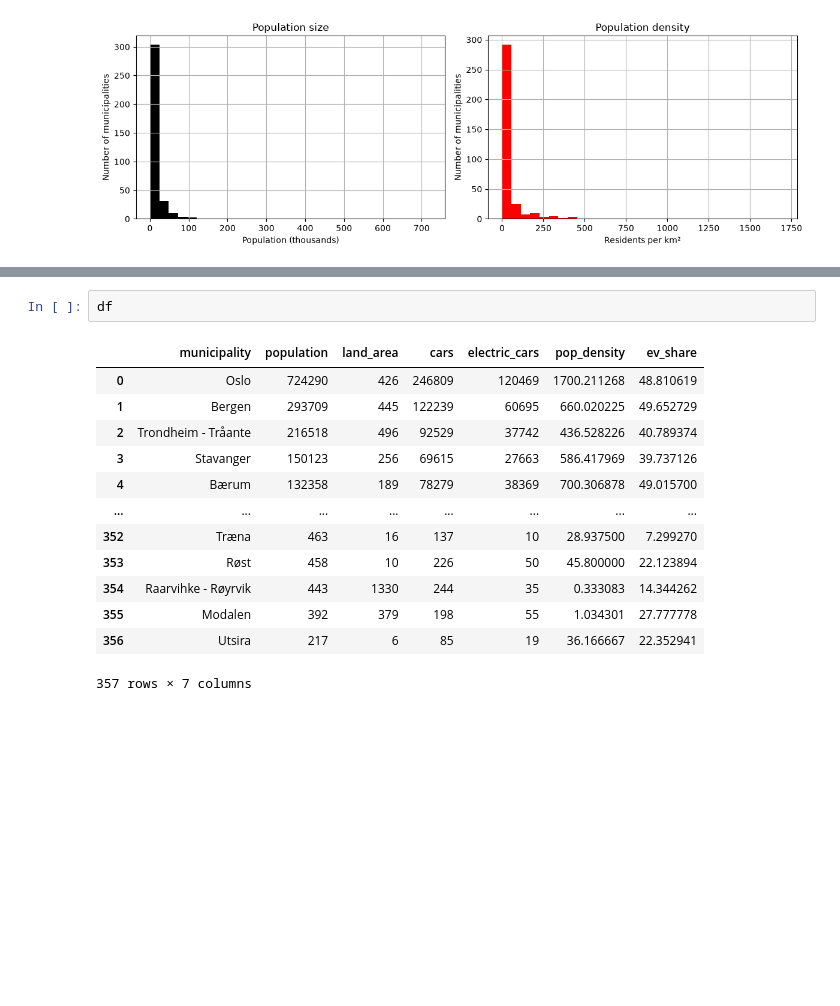
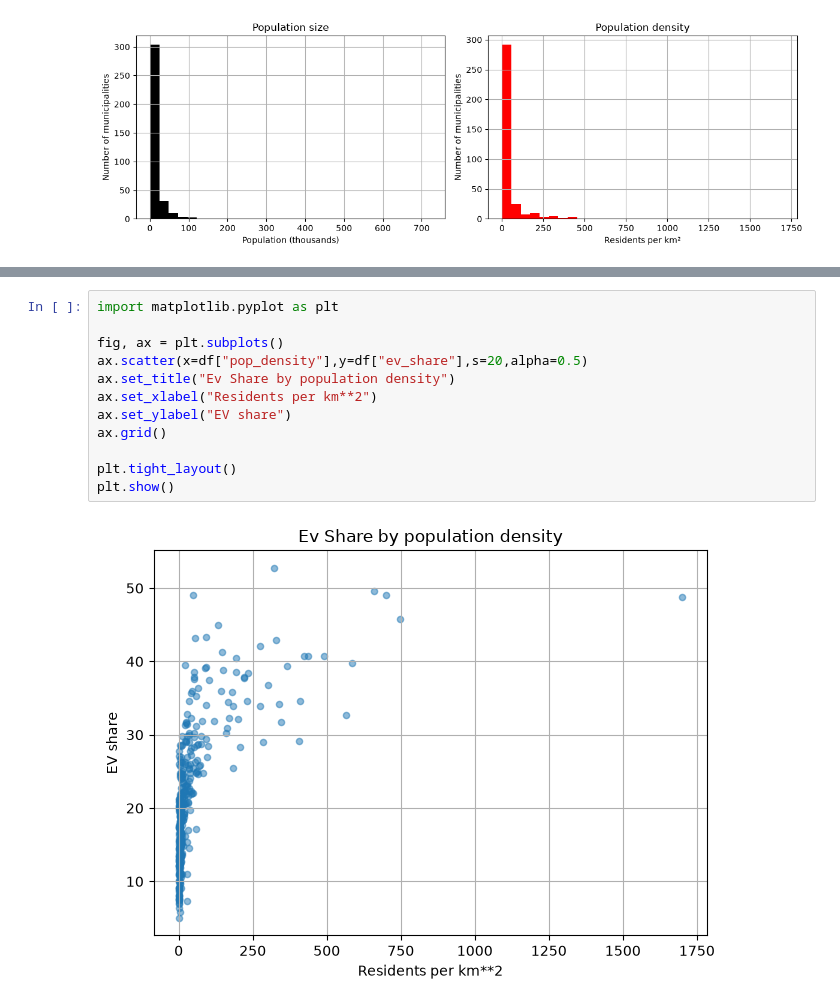
Before and after one commit to pl0gen/TECH2-H26, a Jupyter notebook: workshops/workshop3/workshop3 tasks.ipynb, the cells around one changed output, grey strips where cells are left out. Saved outputs shown, nothing was run; the diff lists cells and outputs as text; blank space fills up the shorter version.

```diff
--- a/workshops/workshop3/workshop3 tasks.ipynb
+++ b/workshops/workshop3/workshop3 tasks.ipynb
@@ -383,17 +386,15 @@ Text(0.5, 0, 'Percentage of EV share')
 [figure]
 # %%
-df
+import matplotlib.pyplot as plt
+
+fig, ax = plt.subplots()
+ax.scatter(x=df["pop_density"],y=df["ev_share"],s=20,alpha=0.5)
+ax.set_title("Ev Share by population density")
+ax.set_xlabel("Residents per km**2")
+ax.set_ylabel("EV share")
+ax.grid()
+
+plt.tight_layout()
+plt.show()
 # %% [output]
-|  | municipality | population | land_area | cars | electric_cars | pop_density | ev_share |
-| 0 | Oslo | 724290 | 426 | 246809 | 120469 | 1700.211268 | 48.810619 |
-| 1 | Bergen | 293709 | 445 | 122239 | 60695 | 660.020225 | 49.652729 |
-| 2 | Trondheim - Tråante | 216518 | 496 | 92529 | 37742 | 436.528226 | 40.789374 |
-| 3 | Stavanger | 150123 | 256 | 69615 | 27663 | 586.417969 | 39.737126 |
-| 4 | Bærum | 132358 | 189 | 78279 | 38369 | 700.306878 | 49.015700 |
-| ... | ... | ... | ... | ... | ... | ... | ... |
-| 352 | Træna | 463 | 16 | 137 | 10 | 28.937500 | 7.299270 |
-| 353 | Røst | 458 | 10 | 226 | 50 | 45.800000 | 22.123894 |
-| 354 | Raarvihke - Røyrvik | 443 | 1330 | 244 | 35 | 0.333083 | 14.344262 |
-| 355 | Modalen | 392 | 379 | 198 | 55 | 1.034301 | 27.777778 |
-| 356 | Utsira | 217 | 6 | 85 | 19 | 36.166667 | 22.352941 |
-357 rows × 7 columns
+[figure, added]
```
Also changed, not shown: parts of 2 cells of this notebook.
